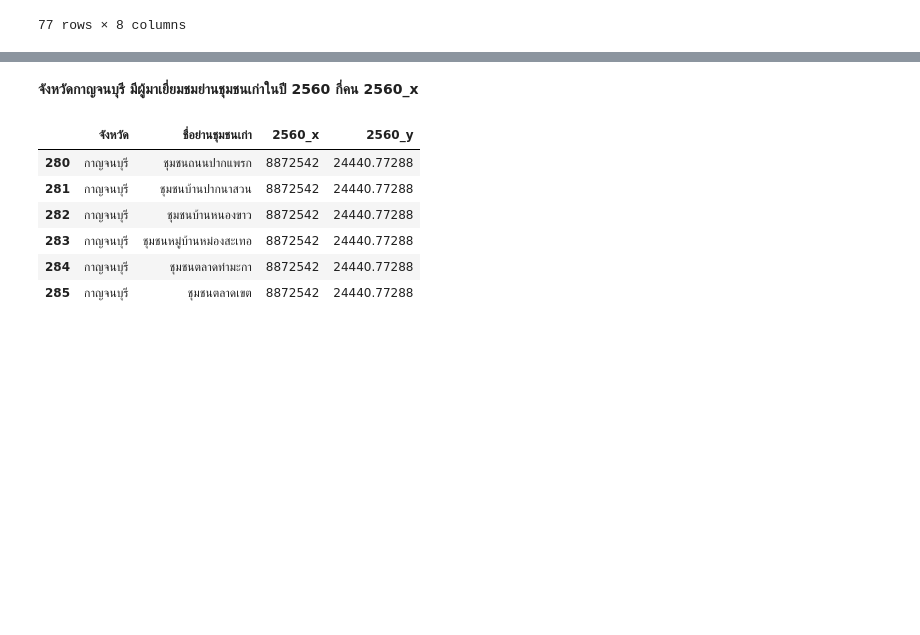
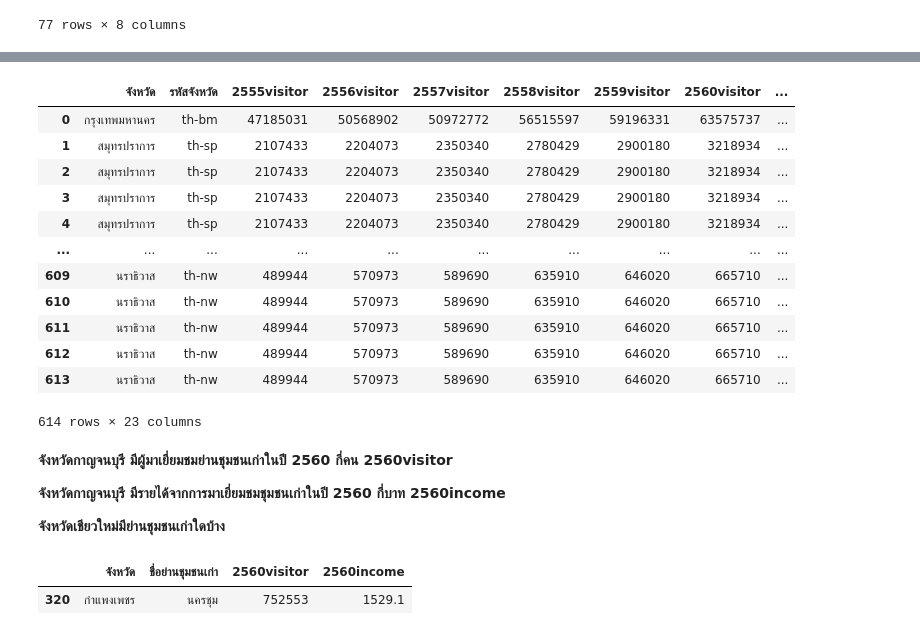
Before and after one commit to PhinyadaPhen/DWDM21, a Jupyter notebook: ProjectG.ipynb, the cells around one changed output, grey strips where cells are left out. Saved outputs shown, nothing was run; the diff lists cells and outputs as text; code cells hidden in the pictures; blank space fills up the shorter version.

```diff
--- a/ProjectG.ipynb
+++ b/ProjectG.ipynb
@@ -168,0 +330,8 @@ merged_data_1_data_2New_data_3New
+# %%
+data_mix[['ชื่อย่านชุมชนเก่า']] = data_mix[['ชื่อย่านชุมชนเก่า']].fillna('ไม่มีข้อมูล')
+data_mix[['ตำบล']] =data_mix[['ตำบล']].fillna('ไม่มีข้อมูล')
+data_mix[['อำเภอ']] = data_mix[['อำเภอ']].fillna('ไม่มีข้อมูล')
+data_mix[['ภาค']] = data_mix[['ภาค']].fillna('ไม่มีข้อมูล')
+data_mix[['East']] =data_mix[['East']].fillna('ไม่มีข้อมูล')
+data_mix[['North']] =data_mix[['North']].fillna('ไม่มีข้อมูล')
+data_mix[['ลักษณะสำคัญ']] =data_mix[['ลักษณะสำคัญ']].fillna('ไม่มีข้อมูล')
@@ -169,13 +358,28 @@ merged_data_1_data_2New_data_3New
+# %%
+data_mix
+# %% [output]
+|  | จังหวัด | รหัสจังหวัด | 2555visitor | 2556visitor | 2557visitor | 2558visitor | 2559visitor | 2560visitor | ... |
+| 0 | กรุงเทพมหานคร | th-bm | 47185031 | 50568902 | 50972772 | 56515597 | 59196331 | 63575737 | ... |
+| 1 | สมุทรปราการ | th-sp | 2107433 | 2204073 | 2350340 | 2780429 | 2900180 | 3218934 | ... |
+| 2 | สมุทรปราการ | th-sp | 2107433 | 2204073 | 2350340 | 2780429 | 2900180 | 3218934 | ... |
+| 3 | สมุทรปราการ | th-sp | 2107433 | 2204073 | 2350340 | 2780429 | 2900180 | 3218934 | ... |
+| 4 | สมุทรปราการ | th-sp | 2107433 | 2204073 | 2350340 | 2780429 | 2900180 | 3218934 | ... |
+| ... | ... | ... | ... | ... | ... | ... | ... | ... | ... |
+| 609 | นราธิวาส | th-nw | 489944 | 570973 | 589690 | 635910 | 646020 | 665710 | ... |
+| 610 | นราธิวาส | th-nw | 489944 | 570973 | 589690 | 635910 | 646020 | 665710 | ... |
+| 611 | นราธิวาส | th-nw | 489944 | 570973 | 589690 | 635910 | 646020 | 665710 | ... |
+| 612 | นราธิวาส | th-nw | 489944 | 570973 | 589690 | 635910 | 646020 | 665710 | ... |
+| 613 | นราธิวาส | th-nw | 489944 | 570973 | 589690 | 635910 | 646020 | 665710 | ... |
+614 rows × 23 columns
 # %% [markdown]
-**จังหวัดกาญจนบุรี มีผู้มาเยี่ยมชมย่านชุมชนเก่าในปี 2560 กี่คน 2560_x**
+**จังหวัดกาญจนบุรี มีผู้มาเยี่ยมชมย่านชุมชนเก่าในปี 2560 กี่คน 2560visitor**
+
+**จังหวัดกาญจนบุรี มีรายได้จากการมาเยี่ยมชมชุมชนเก่าในปี 2560 กี่บาท 2560income**
+
+**จังหวัดเชียวใหม่มีย่านชุมชนเก่าใดบ้าง**
-# %%
-Ex = merged_data_1_data_2New_data_3New[merged_data_1_data_2New_data_3New['จังหวัด']== 'กาญจนบุรี']  # คำสั่งเลือกจังหวัดที่ใช้ คือ กาญจนบุรี
-Ex[['จังหวัด','ชื่อย่านชุมชนเก่า','2560_x','2560_y']] # ผู้เยี่ยมชม, รายได้
-# %% [output]
-|  | จังหวัด | ชื่อย่านชุมชนเก่า | 2560_x | 2560_y |
-| 280 | กาญจนบุรี | ชุมชนถนนปากแพรก | 8872542 | 24440.77288 |
-| 281 | กาญจนบุรี | ชุมชนบ้านปากนาสวน | 8872542 | 24440.77288 |
-| 282 | กาญจนบุรี | ชุมชนบ้านหนองขาว | 8872542 | 24440.77288 |
-| 283 | กาญจนบุรี | ชุมชนหมู่บ้านหม่องสะเทอ | 8872542 | 24440.77288 |
-| 284 | กาญจนบุรี | ชุมชนตลาดท่ามะกา | 8872542 | 24440.77288 |
-| 285 | กาญจนบุรี | ชุมชนตลาดเขต | 8872542 | 24440.77288 |
+# %%
+Ex1 =data_mix[data_mix['ชื่อย่านชุมชนเก่า']== 'นครชุม']
+Ex1[['จังหวัด','ชื่อย่านชุมชนเก่า','2560visitor','2560income']]
+# %% [output]
+|  | จังหวัด | ชื่อย่านชุมชนเก่า | 2560visitor | 2560income |
+| 320 | กำแพงเพชร | นครชุม | 752553 | 1529.1 |
```
Also changed, not shown: parts of 34 cells of this notebook.
